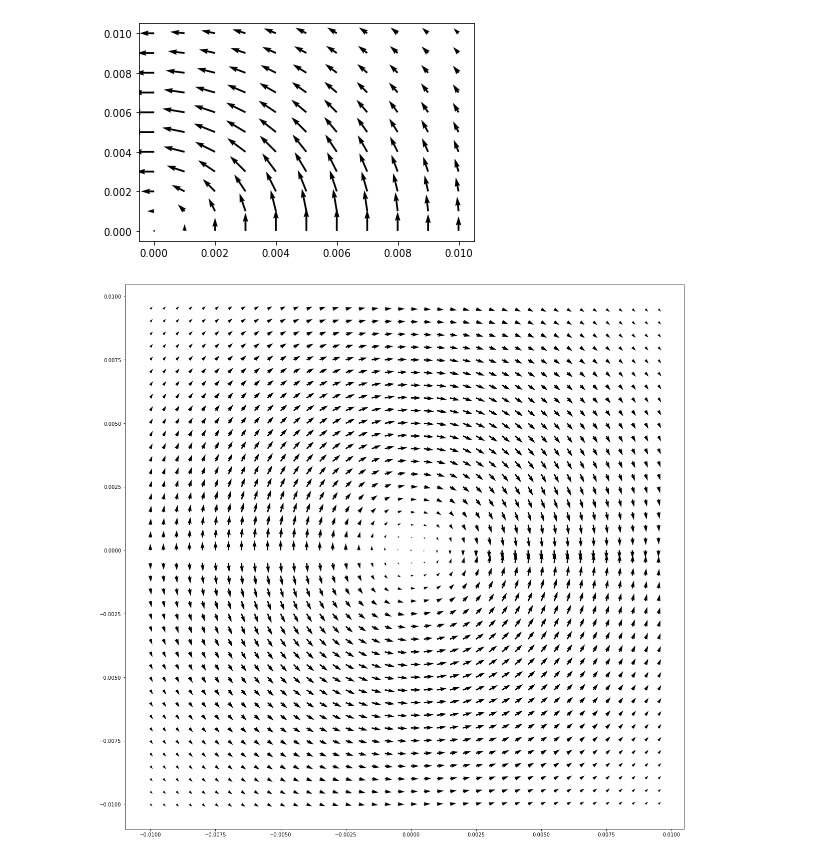
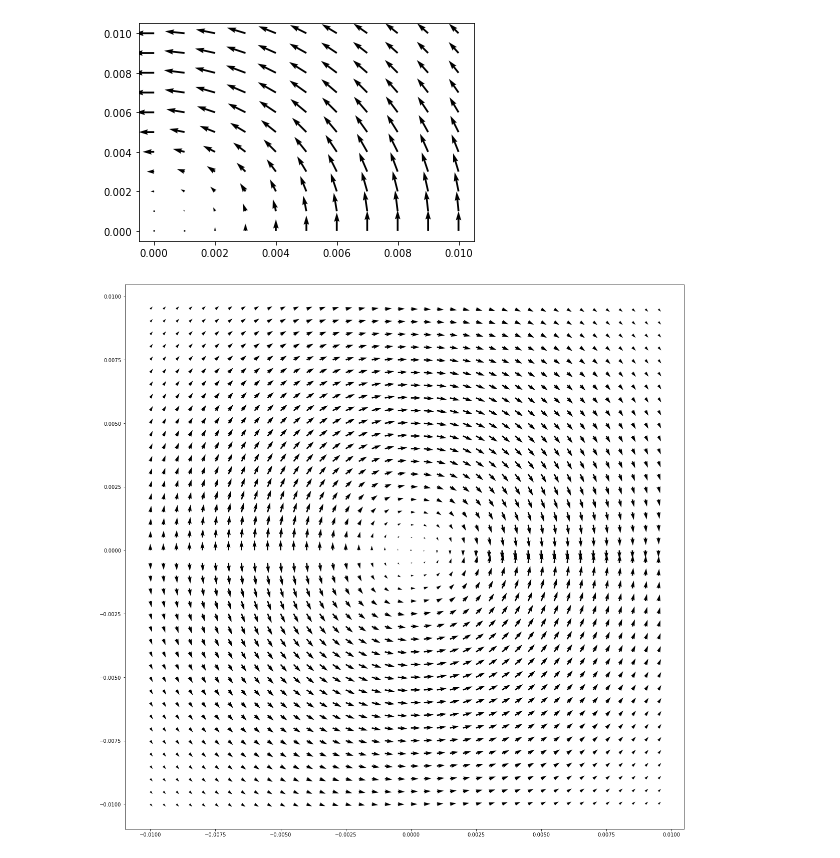
Before and after one commit to carabedo/iamend_ci_tutorial, a Jupyter notebook: densidad.ipynb, the cells around one changed output. Saved outputs shown, nothing was run; the diff lists cells and outputs as text; code cells hidden in the pictures.

```diff
--- a/densidad.ipynb
+++ b/densidad.ipynb
@@ -10,14 +10,16 @@ import numpy as np
 import scipy.integrate
 import scipy.special
 import scipy
+import matplotlib.pyplot as plt
 
 #%%
 bobth=[3.015e-3, 5.46e-3, 2.94e-3, 900, 1.32e-3, 6.03e-3]
 
-args=[1e3,bobth,16.5e6,1,5000]
+args=[1e3,bobth,16.5e6,1,1000]
 
 bo=args[1]
 
+I=0.01
 #%%
 def cquad(func, a, b, **kwargs):
     """ funcion auxiliar"""
@@ -137,0 +73,7 @@ https://www.uobabylon.edu.iq/eprints/paper_11_24775_76.pdf
+# %%
+rv=np.linspace(0.1e-3,10e-3,100)
+z=0
+# %%
+jtita=[]
+for r in rv:
+    jtita.append(np.real(jhf(r,z,0.01,args)))
@@ -137,0 +165,9 @@ https://www.uobabylon.edu.iq/eprints/paper_11_24775_76.pdf
+# %%
+xt=np.linspace(0,0.1,10)
+yt=-np.ones(10)
+
+T=np.ones([len(xt), len(yt)])
+
+for i,x in enumerate(xt): # Son las filas de las matrices Jr, Jrx y Jry
+
+    T[i,:]=T[i,:]*i
@@ -139,43 +188,49 @@ https://www.uobabylon.edu.iq/eprints/paper_11_24775_76.pdf
 #%% Cálculo los vectores para graficar la dendidad de corriente en el primer
 #   cuadrante
 
-x = np.arange(0, 0.011, 0.001)
-y = np.arange(0, 0.011, 0.001)
-xmesh, ymesh = np.meshgrid(x, y)
+x = np.arange(0, 11e-3, 1e-3)
+y = np.arange(0, 11e-3, 1e-3)
+
+
 
 # Para graficar la corriente tengo que formar las matrices umesh y vmesh de
 # dimensión len(x)*len(y); que son las componentes de J
 
 # uu, vv = np.meshgrid(np.sqrt(x**2+y**2), y**2)
 
 Jr = np.zeros([len(x), len(y)])
+
 Jrx = np.zeros([len(x), len(y)])
 Jry = np.zeros([len(x), len(y)])
 
 for i,a in enumerate(x): # Son las filas de las matrices Jr, Jrx y Jry
     for j,b in enumerate(y): # Son la columnas de las matrices Jr, Jrx y Jry
         r = np.sqrt(a**2+b**2)
 
 
         # r,z,I, args
         jr = np.real(jhf(r,0.0,0.01,args))
+
         Jr[j,i] = jr
 
         if a != 0:
-            jt = np.arctan(b/a)
+            t = np.arctan(b/a)
         else:
-            jt = np.pi / 2
+            t = np.pi / 2
 
-        Jrx[j,i] = -jr * np.sin(jt)
-        Jry[j,i] = jr * np.cos(jt)
+# $ \hat{\theta} = −r sin(\theta)\hat{x}+rcos(\theta)\hat{y}$
+        Jrx[j,i] = -jr * np.sin(t)*r
+        Jry[j,i] = jr * np.cos(t)*r
 
 #%% Grafica la dendidad de corriente en el primer cuadrante
+
+xmesh, ymesh = np.meshgrid(x, y)
 
 plt.quiver(xmesh, ymesh, Jrx, Jry)
 
 plt.show()
 # %% [output]
-[figure, old version]
+[figure, new version]
 # %%
 #%% Prolongolos ejes
 
```
Also changed, not shown: parts of 10 cells of this notebook.
